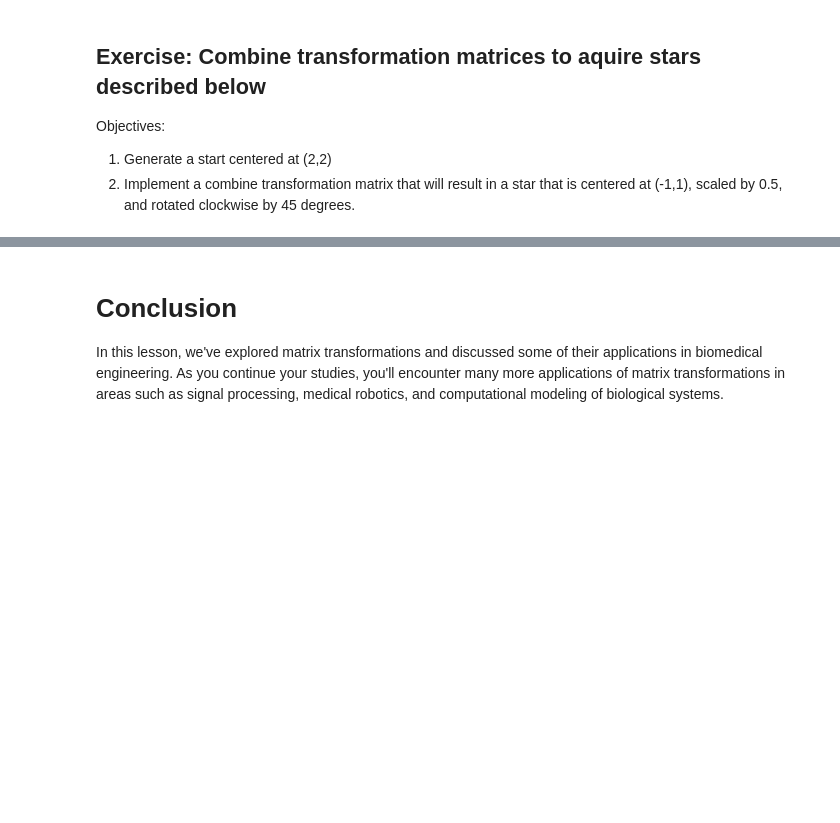
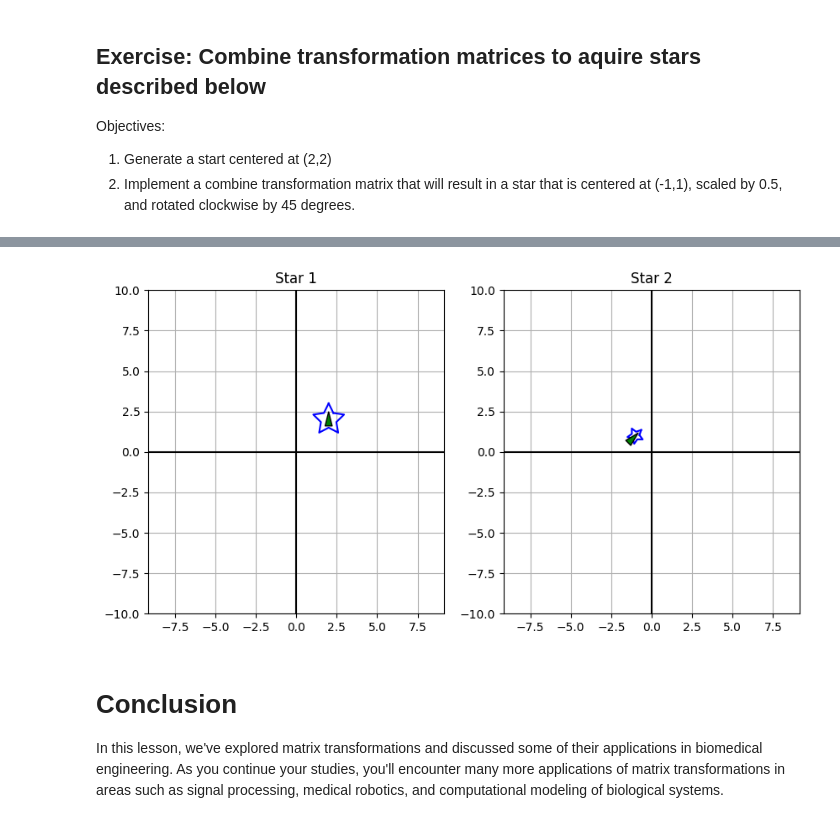
Before and after one commit to uf-bme/BME3053C-Spring-2025, a Jupyter notebook: lessons-solved/06_Matrix_Transformations_03_07_2025.ipynb, the cells around one changed output, grey strips where cells are left out. Cells and saved outputs as stored; diff of their text form; code cells hidden in the pictures; blank space fills up the shorter version.

```diff
--- a/lessons-solved/06_Matrix_Transformations_03_07_2025.ipynb
+++ b/lessons-solved/06_Matrix_Transformations_03_07_2025.ipynb
@@ -522,17 +514,17 @@ Objectives:
 2. Implement a combine transformation matrix that will result in a star that is centered at (-1,1), scaled by 0.5, and rotated clockwise by 45 degrees.
 # %%
 #Complete the exercise below
-star = generate_star(center = (2,2), homogenous=True)
+star = generate_star(center = [2,2], homogeneous=True)
 def transform_star(star, rotation_angle, scale_xy=[1,1], translate_xy=[0,0]):
   star_center = np.mean(star, axis=0)[:2]
   translation1 = translate(-star_center[0], -star_center[1])
-  translation2 = translate(translate_xy[0], -star_center[1])
+  translation2 = translate(translate_xy[0], translate_xy[1])
   rotation = rotate(rotation_angle)
   scaling = scale(scale_xy[0], scale_xy[1])
-  combined_transform= translation1 @ scaling @ rotation @ translation1
-  transformed_star = (combined_transfom @ star.T).T
+  combined_transform= translation2 @ rotation @ scaling @ translation1
+  transformed_star = (combined_transform @ star.T).T
   return transformed_star
 
-transformed_star = transform_star(star, 45, scale_xy=[0.5,0.5], translate_xy[-1,1])
-plot_star([star, transformed_star], global_view=True)
+transformed_star = transform_star(star, -45, scale_xy=[0.5,0.5], translate_xy=[-1,1])
+plot_stars([star, transformed_star], global_view=True)
 # %% [output]
@@ -540,3 +533,4 @@ SyntaxError: positional argument follows keyword argument (<ipython-input-16-c1d
+[figure, added]
 # %% [markdown]
 # Conclusion
 
```
Also changed, not shown: parts of 3 cells of this notebook.
